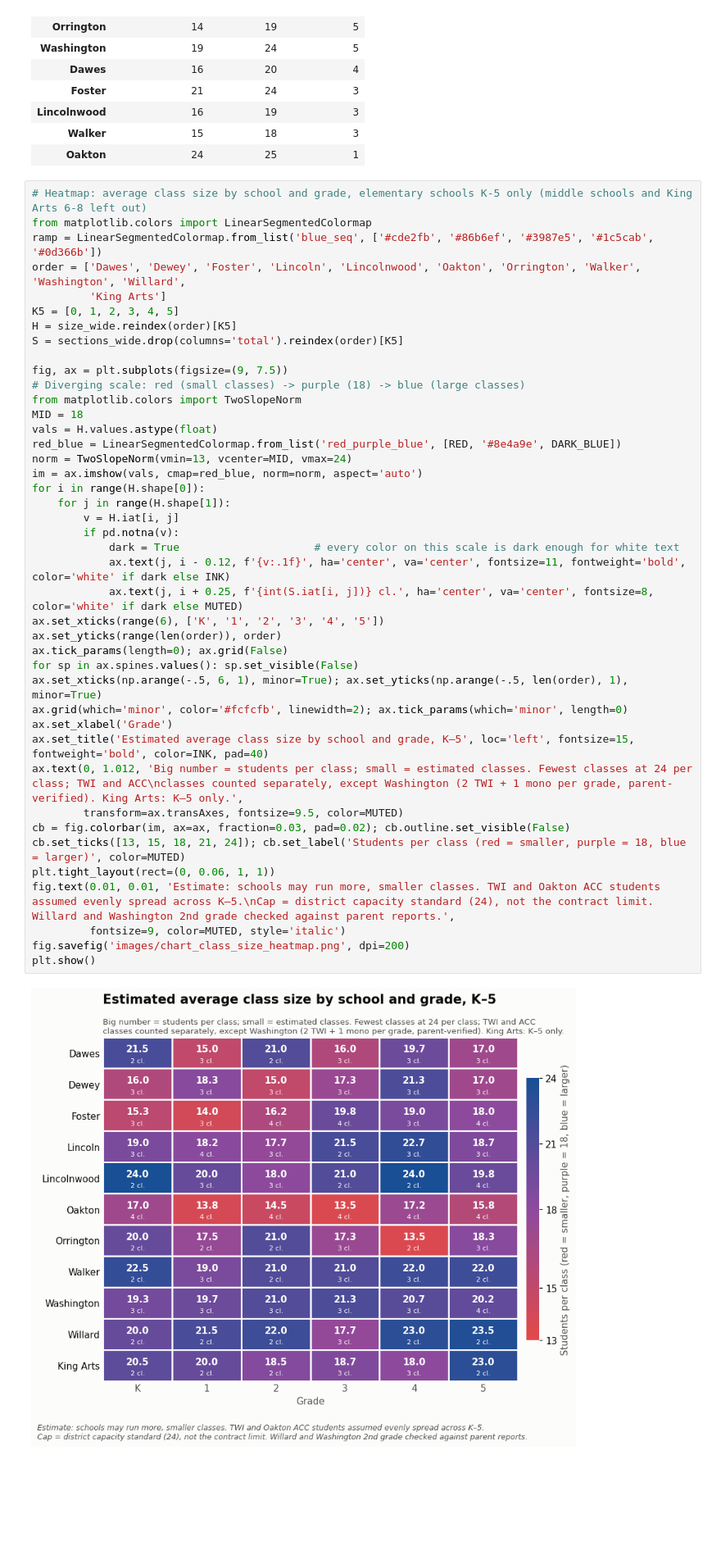
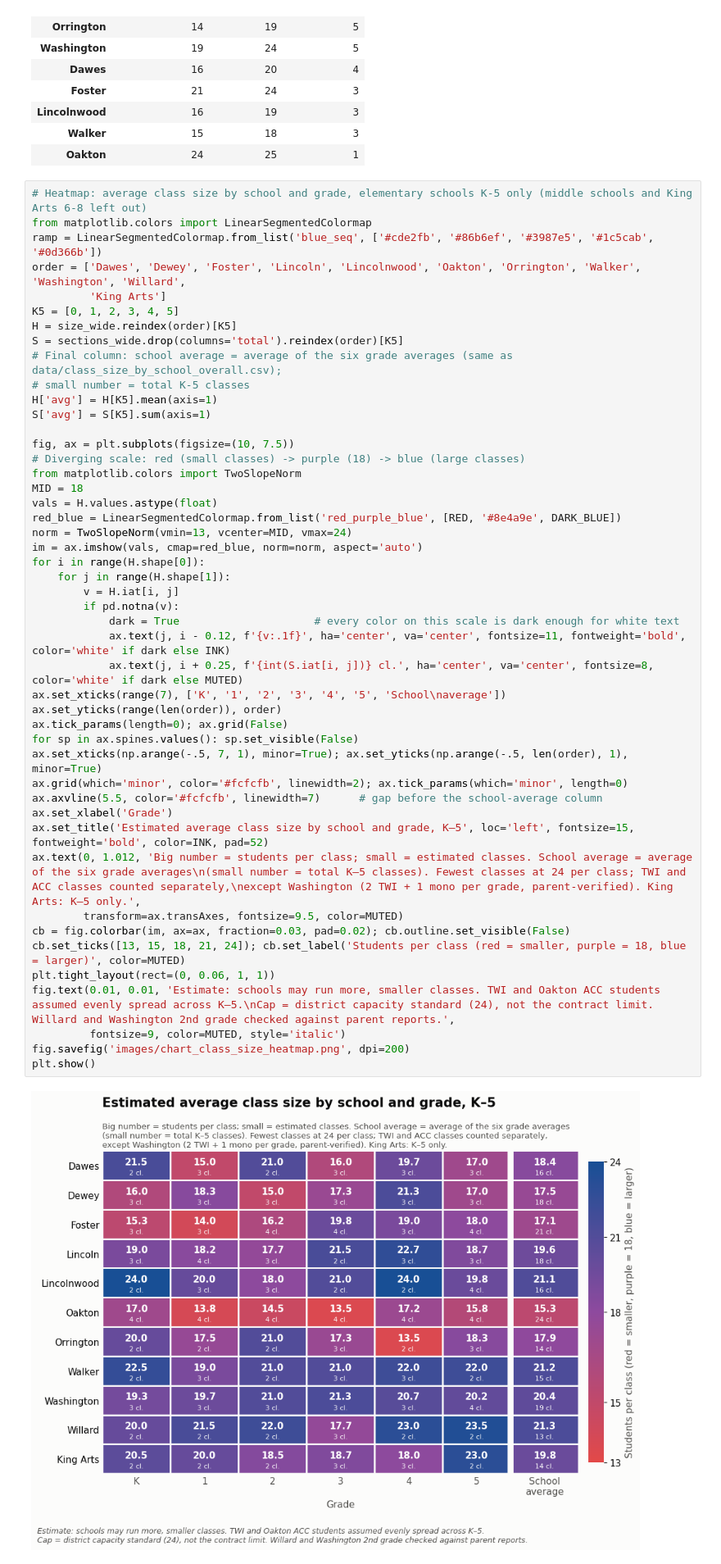
Before and after one commit to jmclip/enrollment_fall26, a Jupyter notebook: d65_enrollment_by_building.ipynb, the cells around one changed output. Shown at 82% size. Cells and saved outputs as stored; diff of their text form; blank space fills up the shorter version.

Commit message:
update heatmap with totals

```diff
--- a/d65_enrollment_by_building.ipynb
+++ b/d65_enrollment_by_building.ipynb
@@ -998,41 +998,46 @@ order = ['Dawes', 'Dewey', 'Foster', 'Lincoln', 'Lincolnwood', 'Oakton', 'Orring
 K5 = [0, 1, 2, 3, 4, 5]
 H = size_wide.reindex(order)[K5]
 S = sections_wide.drop(columns='total').reindex(order)[K5]
+# Final column: school average = average of the six grade averages (same as data/class_size_by_school_overall.csv);
+# small number = total K-5 classes
+H['avg'] = H[K5].mean(axis=1)
+S['avg'] = S[K5].sum(axis=1)
 
-fig, ax = plt.subplots(figsize=(9, 7.5))
+fig, ax = plt.subplots(figsize=(10, 7.5))
 # Diverging scale: red (small classes) -> purple (18) -> blue (large classes)
 from matplotlib.colors import TwoSlopeNorm
 MID = 18
 vals = H.values.astype(float)
 red_blue = LinearSegmentedColormap.from_list('red_purple_blue', [RED, '#8e4a9e', DARK_BLUE])
 norm = TwoSlopeNorm(vmin=13, vcenter=MID, vmax=24)
 im = ax.imshow(vals, cmap=red_blue, norm=norm, aspect='auto')
 for i in range(H.shape[0]):
     for j in range(H.shape[1]):
         v = H.iat[i, j]
         if pd.notna(v):
             dark = True                     # every color on this scale is dark enough for white text
             ax.text(j, i - 0.12, f'{v:.1f}', ha='center', va='center', fontsize=11, fontweight='bold', color='white' if dark else INK)
             ax.text(j, i + 0.25, f'{int(S.iat[i, j])} cl.', ha='center', va='center', fontsize=8, color='white' if dark else MUTED)
-ax.set_xticks(range(6), ['K', '1', '2', '3', '4', '5'])
+ax.set_xticks(range(7), ['K', '1', '2', '3', '4', '5', 'School\naverage'])
 ax.set_yticks(range(len(order)), order)
 ax.tick_params(length=0); ax.grid(False)
 for sp in ax.spines.values(): sp.set_visible(False)
-ax.set_xticks(np.arange(-.5, 6, 1), minor=True); ax.set_yticks(np.arange(-.5, len(order), 1), minor=True)
+ax.set_xticks(np.arange(-.5, 7, 1), minor=True); ax.set_yticks(np.arange(-.5, len(order), 1), minor=True)
 ax.grid(which='minor', color='#fcfcfb', linewidth=2); ax.tick_params(which='minor', length=0)
+ax.axvline(5.5, color='#fcfcfb', linewidth=7)      # gap before the school-average column
 ax.set_xlabel('Grade')
-ax.set_title('Estimated average class size by school and grade, K–5', loc='left', fontsize=15, fontweight='bold', color=INK, pad=40)
-ax.text(0, 1.012, 'Big number = students per class; small = estimated classes. Fewest classes at 24 per class; TWI and ACC\nclasses counted separately, except Washington (2 TWI + 1 mono per grade, parent-verified). King Arts: K–5 only.',
+ax.set_title('Estimated average class size by school and grade, K–5', loc='left', fontsize=15, fontweight='bold', color=INK, pad=52)
+ax.text(0, 1.012, 'Big number = students per class; small = estimated classes. School average = average of the six grade averages\n(small number = total K–5 classes). Fewest classes at 24 per class; TWI and ACC classes counted separately,\nexcept Washington (2 TWI + 1 mono per grade, parent-verified). King Arts: K–5 only.',
         transform=ax.transAxes, fontsize=9.5, color=MUTED)
 cb = fig.colorbar(im, ax=ax, fraction=0.03, pad=0.02); cb.outline.set_visible(False)
 cb.set_ticks([13, 15, 18, 21, 24]); cb.set_label('Students per class (red = smaller, purple = 18, blue = larger)', color=MUTED)
 plt.tight_layout(rect=(0, 0.06, 1, 1))
 fig.text(0.01, 0.01, 'Estimate: schools may run more, smaller classes. TWI and Oakton ACC students assumed evenly spread across K–5.\nCap = district capacity standard (24), not the contract limit. Willard and Washington 2nd grade checked against parent reports.',
          fontsize=9, color=MUTED, style='italic')
 fig.savefig('images/chart_class_size_heatmap.png', dpi=200)
 plt.show()
 # %% [output]
-[figure, old version]
+[figure, new version]
 # %%
 # District average class size by grade
 fig, ax = plt.subplots(figsize=(10, 5.5))
```
Also changed, not shown: 2 other files.
